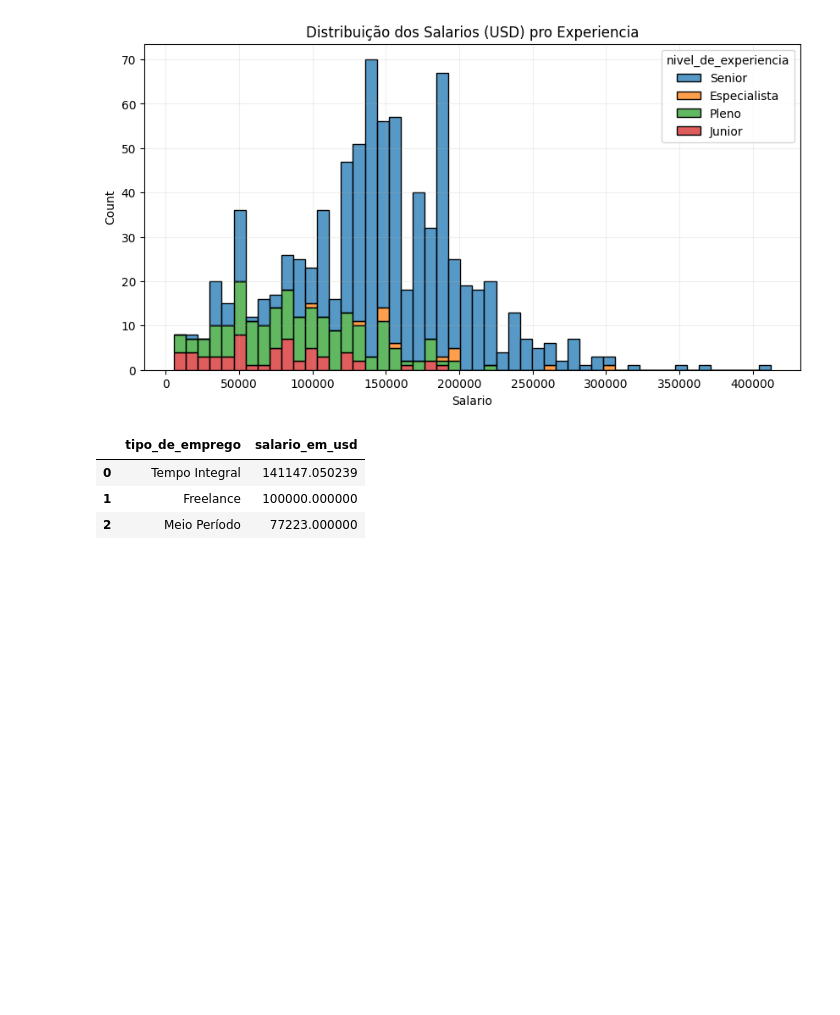
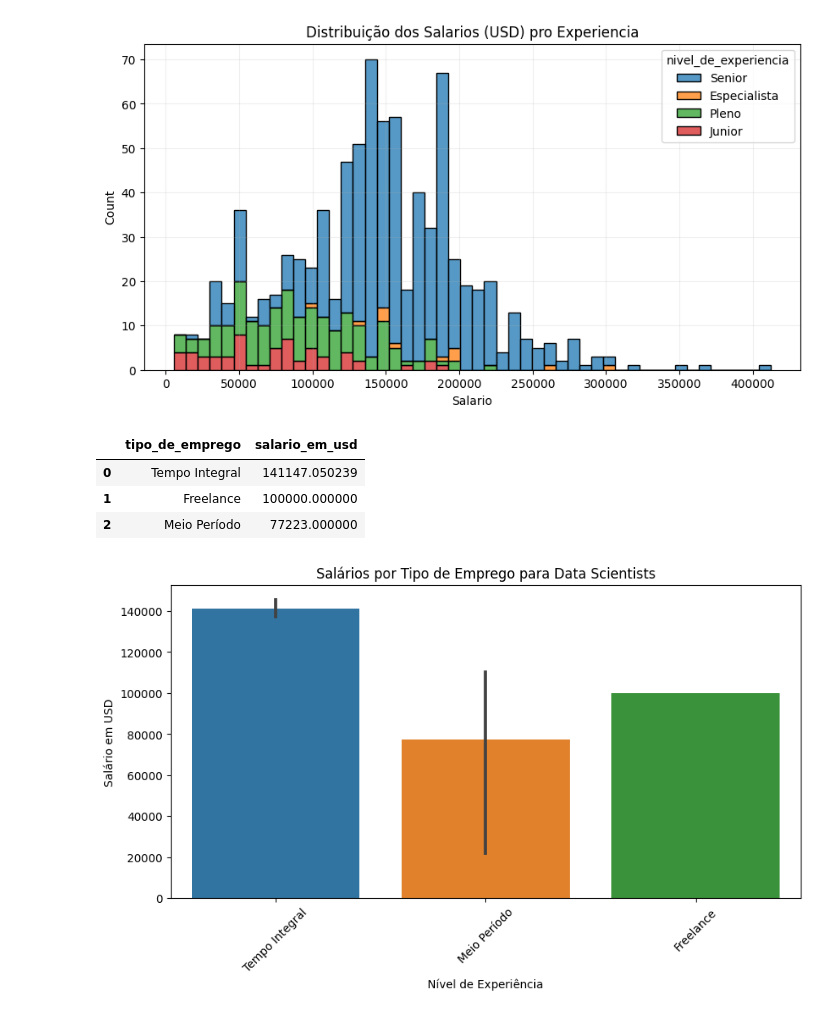
Before and after one commit to jaisson-italo/ds_salary_machine_learning_I, a Jupyter notebook: projeto_ml.ipynb, the cells around one changed output. Saved outputs shown, nothing was run; the diff lists cells and outputs as text; code cells hidden in the pictures; blank space fills up the shorter version.

Commit message:
media salarial em relação ao tipo de emprego

```diff
--- a/projeto_ml.ipynb
+++ b/projeto_ml.ipynb
@@ -237,3 +237,15 @@ Data_Scientist
 | 0 | Tempo Integral | 141147.050239 |
 | 1 | Freelance | 100000.000000 |
 | 2 | Meio Período | 77223.000000 |
+# %%
+# Analisando detalhes da media salarial em relação ao tipo de emprego
+plt.figure(figsize=(10, 5))
+sns.barplot(x='tipo_de_emprego', y='salario_em_usd', palette='tab10', data=data_scientist_df)
+plt.xlabel('Nível de Experiência')
+plt.ylabel('Salário em USD')
+plt.title('Salários por Tipo de Emprego para Data Scientists')
+plt.xticks(rotation=45)
+
+plt.show()
+# %% [output]
+[figure, added]
```
